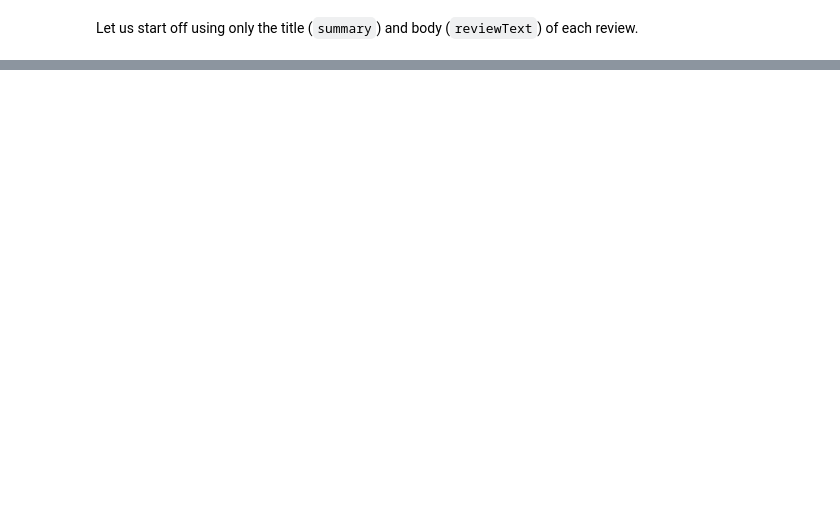
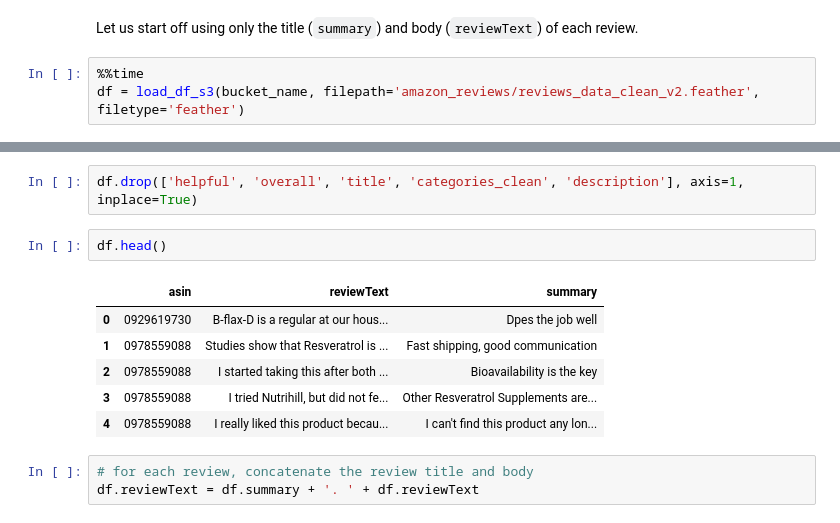
Before and after one commit to kunal-kotian/shopsmart, a Jupyter notebook: Notebooks/topic_modeling_v1.ipynb, the cells around one changed output, grey strips where cells are left out. Cells and saved outputs as stored; diff of their text form; blank space fills up the shorter version.

```diff
--- a/Notebooks/topic_modeling_v1.ipynb
+++ b/Notebooks/topic_modeling_v1.ipynb
@@ -168,2 +186,5 @@ Image(url= "images/amazon_review_screenshot.png")
 # %% [markdown]
 Let us start off using only the title (`summary`) and body (`reviewText`) of each review.
+# %%
+%%time
+df = load_df_s3(bucket_name, filepath='amazon_reviews/reviews_data_clean_v2.feather', filetype='feather')
@@ -169,0 +206,14 @@ Let us start off using only the title (`summary`) and body (`reviewText`) of eac
+# %%
+df.drop(['helpful', 'overall', 'title', 'categories_clean', 'description'], axis=1, inplace=True)
+# %%
+df.head()
+# %% [output]
+|  | asin | reviewText | summary |
+| 0 | 0929619730 | B-flax-D is a regular at our hous... | Dpes the job well |
+| 1 | 0978559088 | Studies show that Resveratrol is ... | Fast shipping, good communication |
+| 2 | 0978559088 | I started taking this after both ... | Bioavailability is the key |
+| 3 | 0978559088 | I tried Nutrihill, but did not fe... | Other Resveratrol Supplements are... |
+| 4 | 0978559088 | I really liked this product becau... | I can't find this product any lon... |
+# %%
+# for each review, concatenate the review title and body
+df.reviewText = df.summary + '. ' + df.reviewText
```
Also changed, not shown: parts of 37 cells of this notebook.
